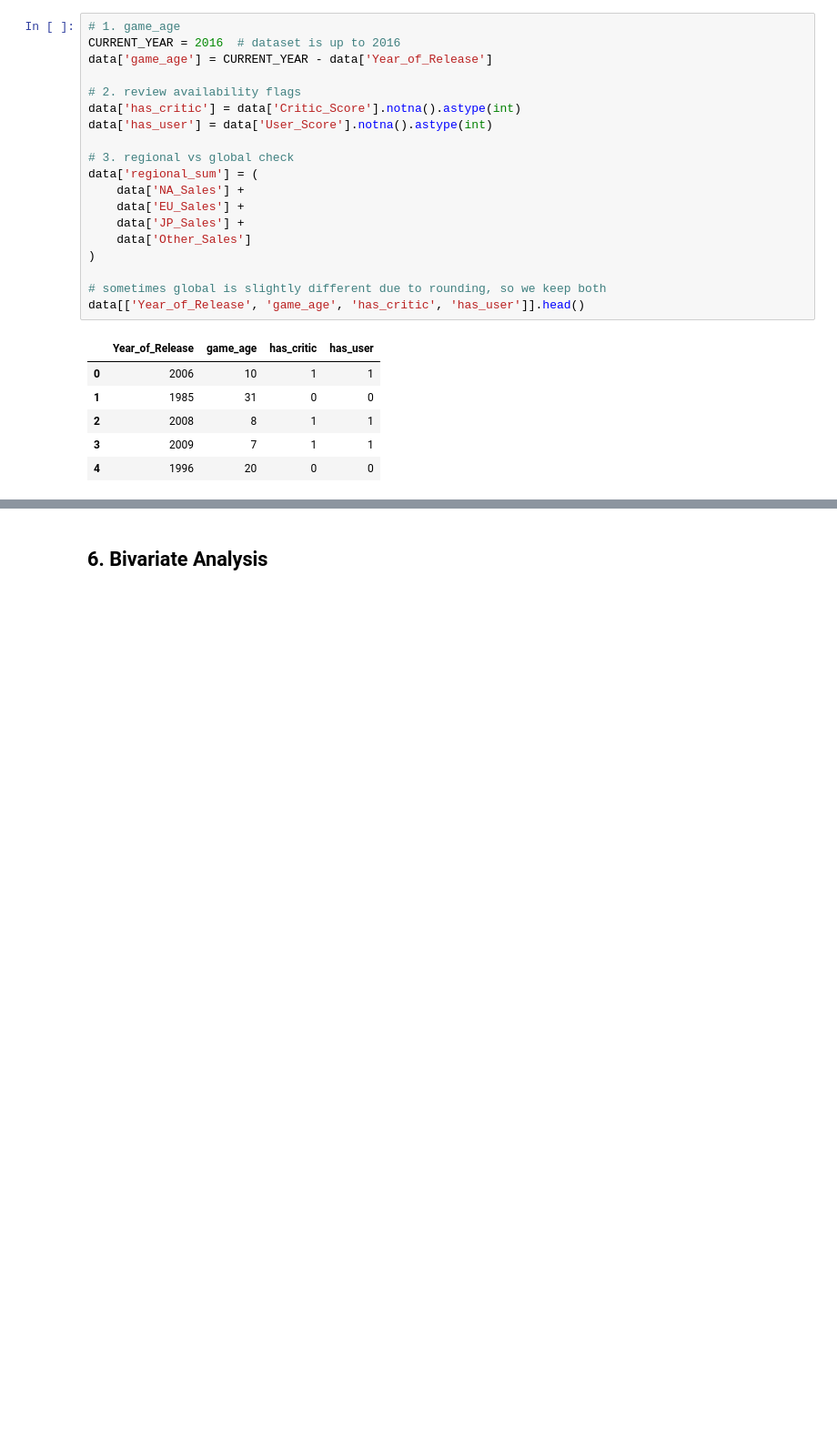
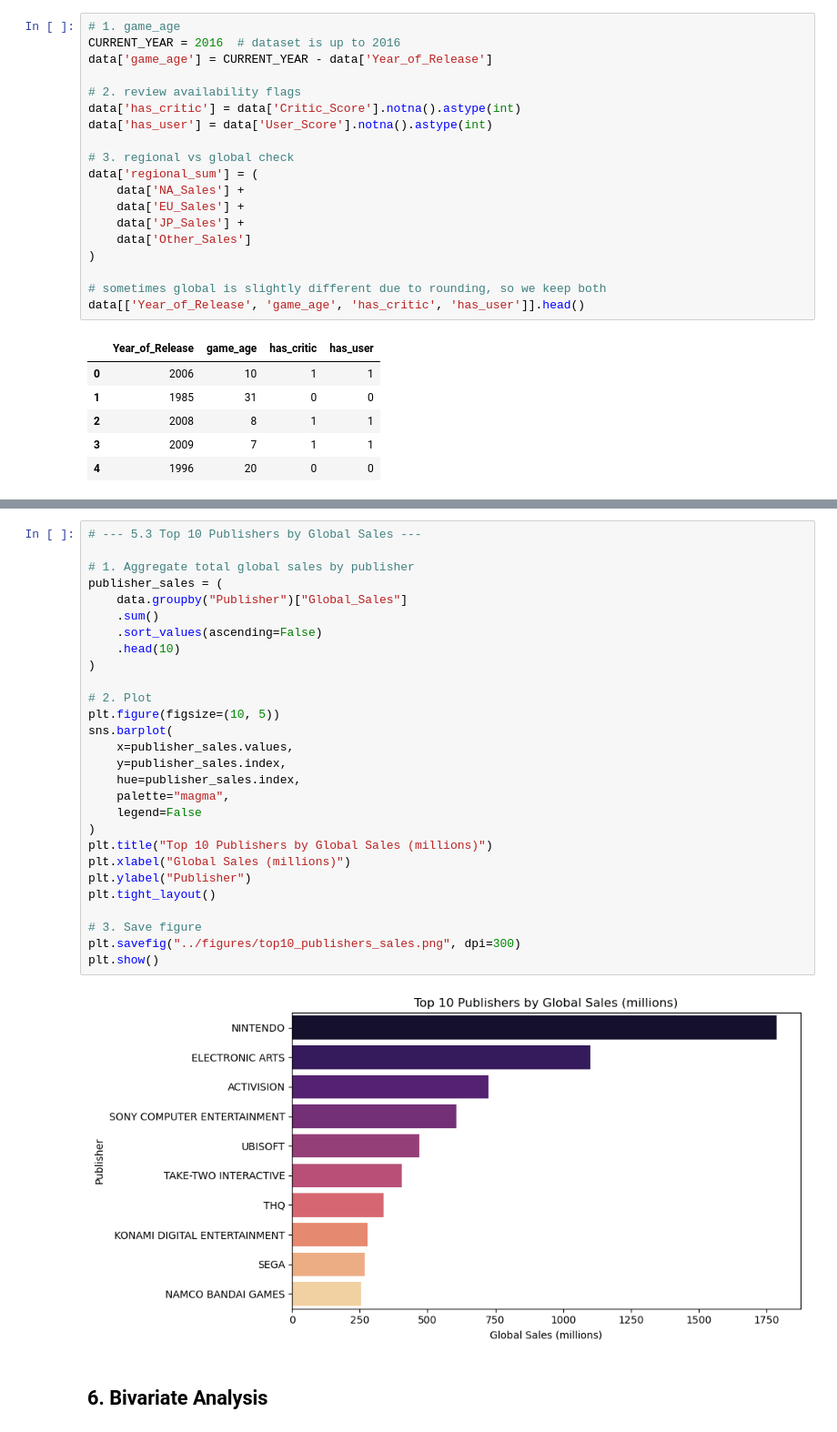
Before and after one commit to profadept/video-game-sales-analysis, a Jupyter notebook: notebooks/Video_Game_Sales_EDA.ipynb, the cells around one changed output, grey strips where cells are left out. Shown at 91% size. Saved outputs shown, nothing was run; the diff lists cells and outputs as text; blank space fills up the shorter version.

```diff
--- a/notebooks/Video_Game_Sales_EDA.ipynb
+++ b/notebooks/Video_Game_Sales_EDA.ipynb
@@ -228,3 +290,33 @@ data[['Year_of_Release', 'game_age', 'has_critic', 'has_user']].head()
+# %%
+# --- 5.3 Top 10 Publishers by Global Sales ---
+
+# 1. Aggregate total global sales by publisher
+publisher_sales = (
+    data.groupby("Publisher")["Global_Sales"]
+    .sum()
+    .sort_values(ascending=False)
+    .head(10)
+)
+
+# 2. Plot
+plt.figure(figsize=(10, 5))
+sns.barplot(
+    x=publisher_sales.values,
+    y=publisher_sales.index,
+    hue=publisher_sales.index,
+    palette="magma",
+    legend=False
+)
+plt.title("Top 10 Publishers by Global Sales (millions)")
+plt.xlabel("Global Sales (millions)")
+plt.ylabel("Publisher")
+plt.tight_layout()
+
+# 3. Save figure
+plt.savefig("../figures/top10_publishers_sales.png", dpi=300)
+plt.show()
+# %% [output]
+[figure, added]
 # %% [markdown]
 ## 6. Bivariate Analysis
 # %% [markdown]
```
Also changed, not shown: parts of 4 cells of this notebook, 3 other files.
